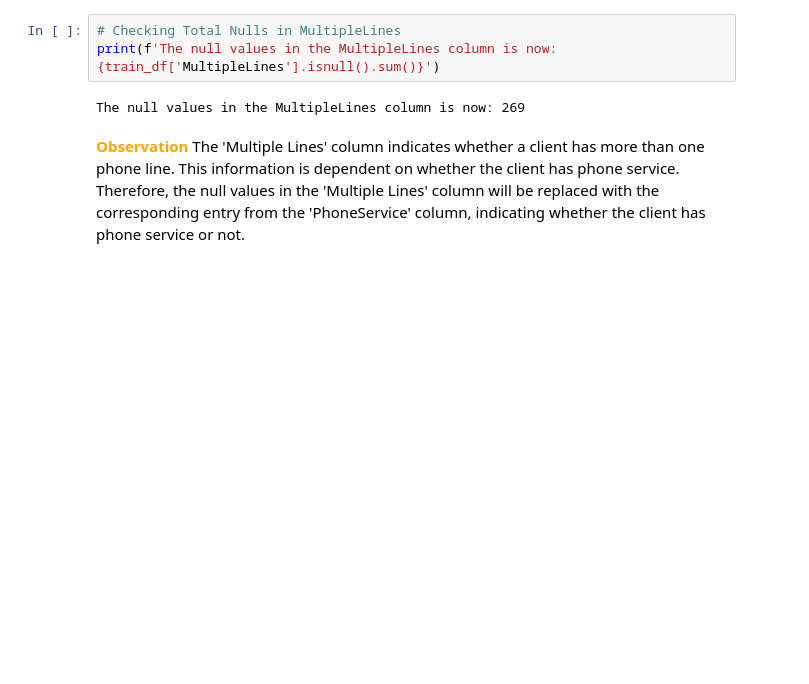
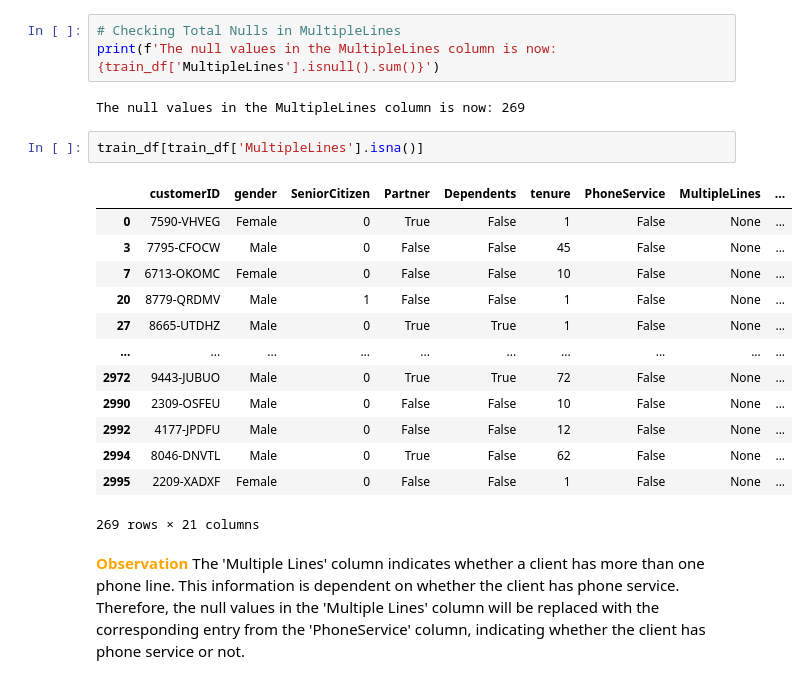
Before and after one commit to wamathaiwandeto/Customer-Churn-Prediction, a Jupyter notebook: churn.ipynb, the cells around one changed output. Saved outputs shown, nothing was run; the diff lists cells and outputs as text; blank space fills up the shorter version.

```diff
--- a/churn.ipynb
+++ b/churn.ipynb
@@ -236,6 +236,22 @@ The null values in the Total Charges column is now: 0
 print(f'The null values in the MultipleLines column is now: {train_df['MultipleLines'].isnull().sum()}')
 # %% [output]
 The null values in the MultipleLines column is now: 269
+# %%
+train_df[train_df['MultipleLines'].isna()]
+# %% [output]
+|  | customerID | gender | SeniorCitizen | Partner | Dependents | tenure | PhoneService | MultipleLines | ... |
+| 0 | 7590-VHVEG | Female | 0 | True | False | 1 | False | None | ... |
+| 3 | 7795-CFOCW | Male | 0 | False | False | 45 | False | None | ... |
+| 7 | 6713-OKOMC | Female | 0 | False | False | 10 | False | None | ... |
+| 20 | 8779-QRDMV | Male | 1 | False | False | 1 | False | None | ... |
+| 27 | 8665-UTDHZ | Male | 0 | True | True | 1 | False | None | ... |
+| ... | ... | ... | ... | ... | ... | ... | ... | ... | ... |
+| 2972 | 9443-JUBUO | Male | 0 | True | True | 72 | False | None | ... |
+| 2990 | 2309-OSFEU | Male | 0 | False | False | 10 | False | None | ... |
+| 2992 | 4177-JPDFU | Male | 0 | False | False | 12 | False | None | ... |
+| 2994 | 8046-DNVTL | Male | 0 | True | False | 62 | False | None | ... |
+| 2995 | 2209-XADXF | Female | 0 | False | False | 1 | False | None | ... |
+269 rows × 21 columns
 # %% [markdown]
 <span style="color: orange;">**Observation**</span> The 'Multiple Lines' column indicates whether a client has more than one phone line. This information is dependent on whether the client has phone service. Therefore, the null values in the 'Multiple Lines' column will be replaced with the corresponding entry from the 'PhoneService' column, indicating whether the client has phone service or not.
 # %%
```
Also changed, not shown: parts of 2 cells of this notebook.
